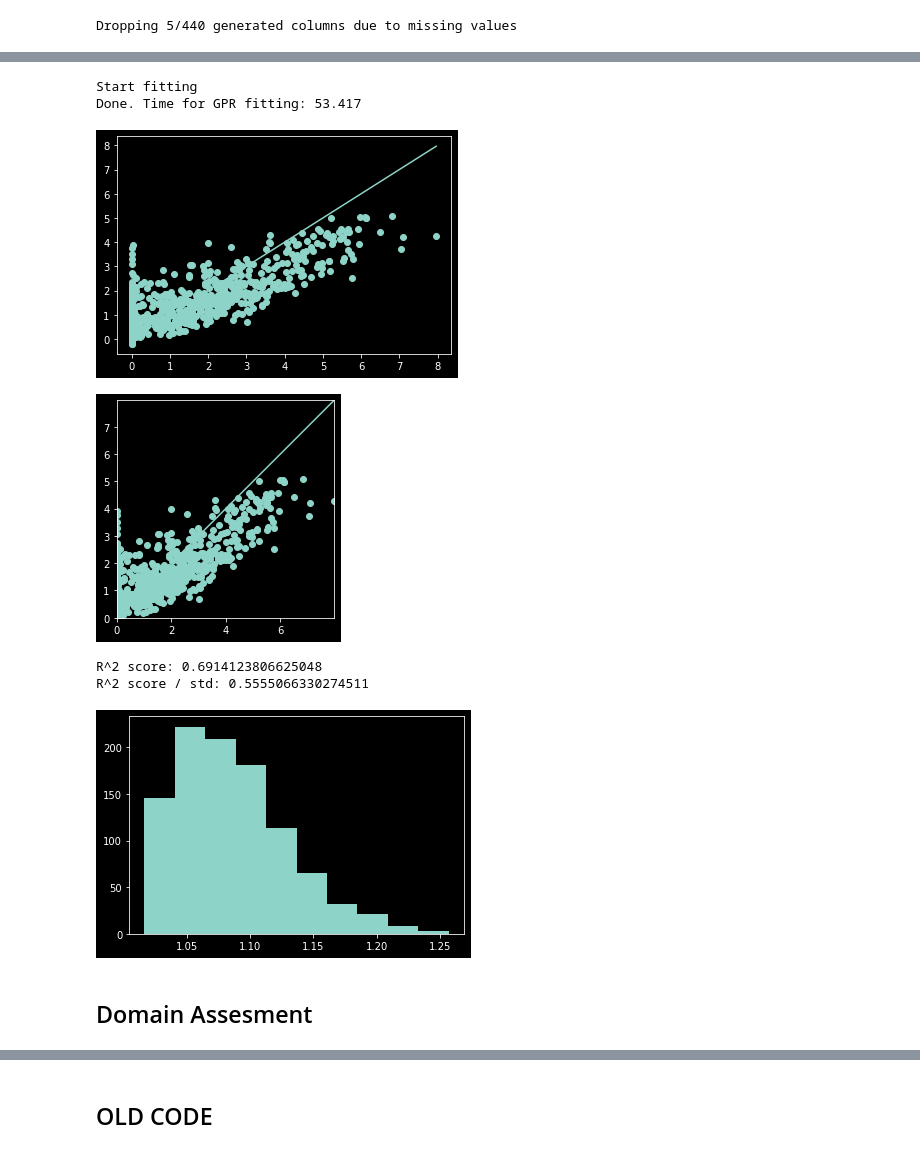
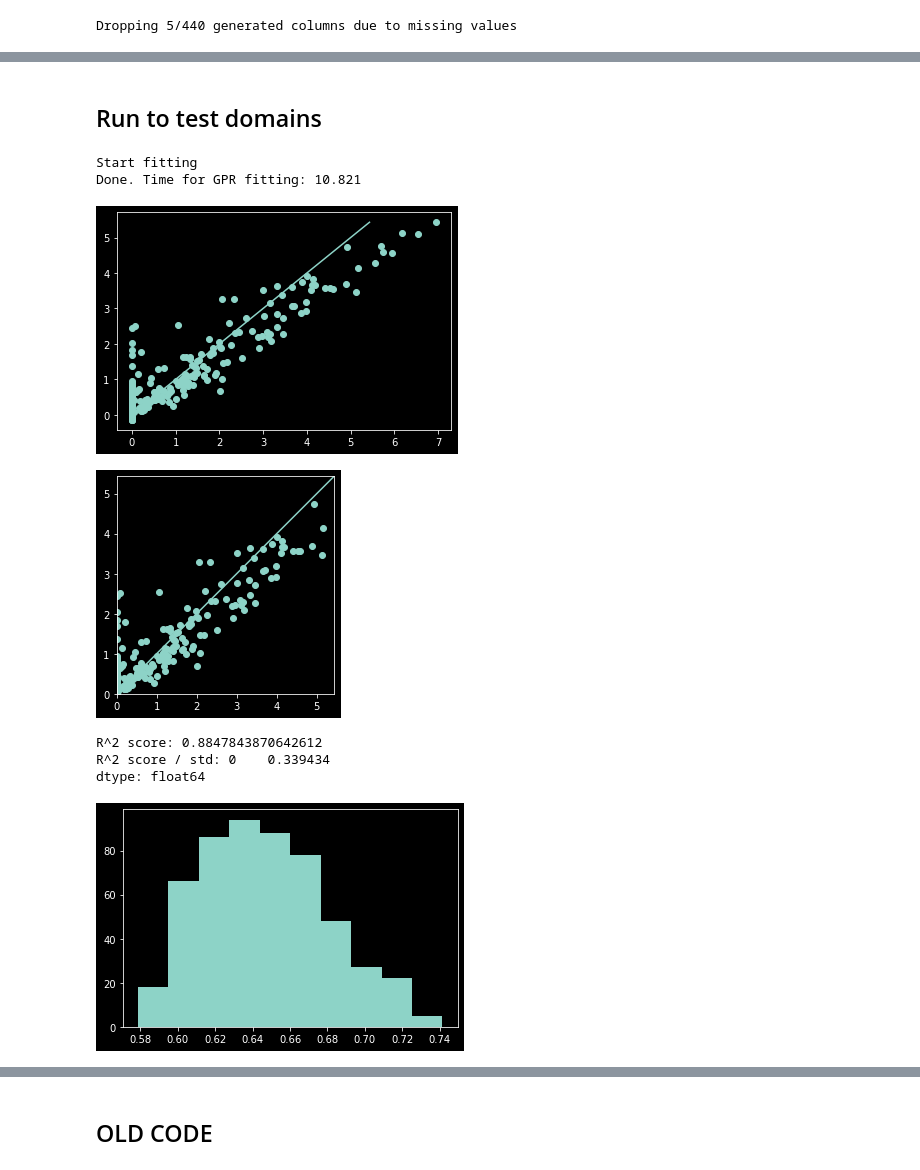
Before and after one commit to uw-cmg/MAST-ML, a Jupyter notebook: Pickle.ipynb, the cells around one changed output, grey strips where cells are left out. Drawn from its saved outputs; the diff is of its cells as text; code cells hidden in the pictures.

```diff
--- a/Pickle.ipynb
+++ b/Pickle.ipynb
@@ -118,32 +173,16 @@ x = featurize(x)
 # %%
-## Fit GPR
 
-gp_kernel = ConstantKernel() * Matern() + WhiteKernel()
-gpr = GaussianProcessRegressor(kernel=gp_kernel, n_restarts_optimizer=10)
+# TODO: create code to do gpr comparison between domains
 
-print("Start fitting")
-stime = time.time()
+# gp_kernel = ConstantKernel() * Matern() + WhiteKernel()
+# gpr = GaussianProcessRegressor(kernel=gp_kernel, n_restarts_optimizer=10)
 
-gpr.fit(x, y)
+# print("Start fitting")
+# stime = time.time()
 
-print("Done. Time for GPR fitting: %.3f" % (time.time() - stime))
+# gpr.fit(x, y)
+
+# print("Done. Time for GPR fitting: %.3f" % (time.time() - stime))
+
+# y_, std_ = gpr2.predict(g1, return_std=True)
+# showScores(g1, g1_y, y_, gpr2)
-# %% [output]
-Start fitting
-Done. Time for GPR fitting: 53.417
-# %%
-## Predict and score
-
-y_, std_ = gpr.predict(x, return_std=True)
-
-showScores(x, y, y_, gpr)
-
-_ = plt.hist(std_)
-plt.show()
-# %% [output]
-[figure, removed]
-[figure, removed]
-R^2 score: 0.6914123806625048
-R^2 score / std: 0.5555066330274511
-[figure, removed]
-# %% [markdown]
-## Domain Assesment
@@ -152,0 +189,2 @@ pass
+# %% [markdown]
+## Run to test domains
@@ -152,0 +215,32 @@ pass
+# %%
+# create groups
+subset_y_df = pd.DataFrame(subset_y)
+g1 = x[frac_x[element] <= threshold]
+g1_y = subset_y_df[frac_x[element] <= threshold]
+g2 = x[frac_x[element] > threshold]
+g2_y = subset_y_df[frac_x[element] > threshold]
+
+# train GPR on in-domain
+
+gpr_domain = fit_gpr(g1, g1_y)
+
+# test on in-domain, out-domain, all
+
+y_in, std_in = gpr_domain.predict(g1, return_std=True) # in-domain
+y_out, std_out = gpr_domain.predict(g2, return_std=True) # out-domain
+y_all, std_all = gpr_domain.predict(x, return_std=True) # all
+
+# TODO: Test for different materials, thresholds, kernels, etc.
+# %% [output]
+Start fitting
+Done. Time for GPR fitting: 10.821
+# %%
+# in-domain
+showScores(g1, g1_y, y_in, gpr_domain, std_in)
+# %% [output]
+[figure, added]
+[figure, added]
+R^2 score: 0.8847843870642612
+R^2 score / std: 0    0.339434
+dtype: float64
+[figure, added]
```
Also changed, not shown: parts of 11 cells of this notebook.
